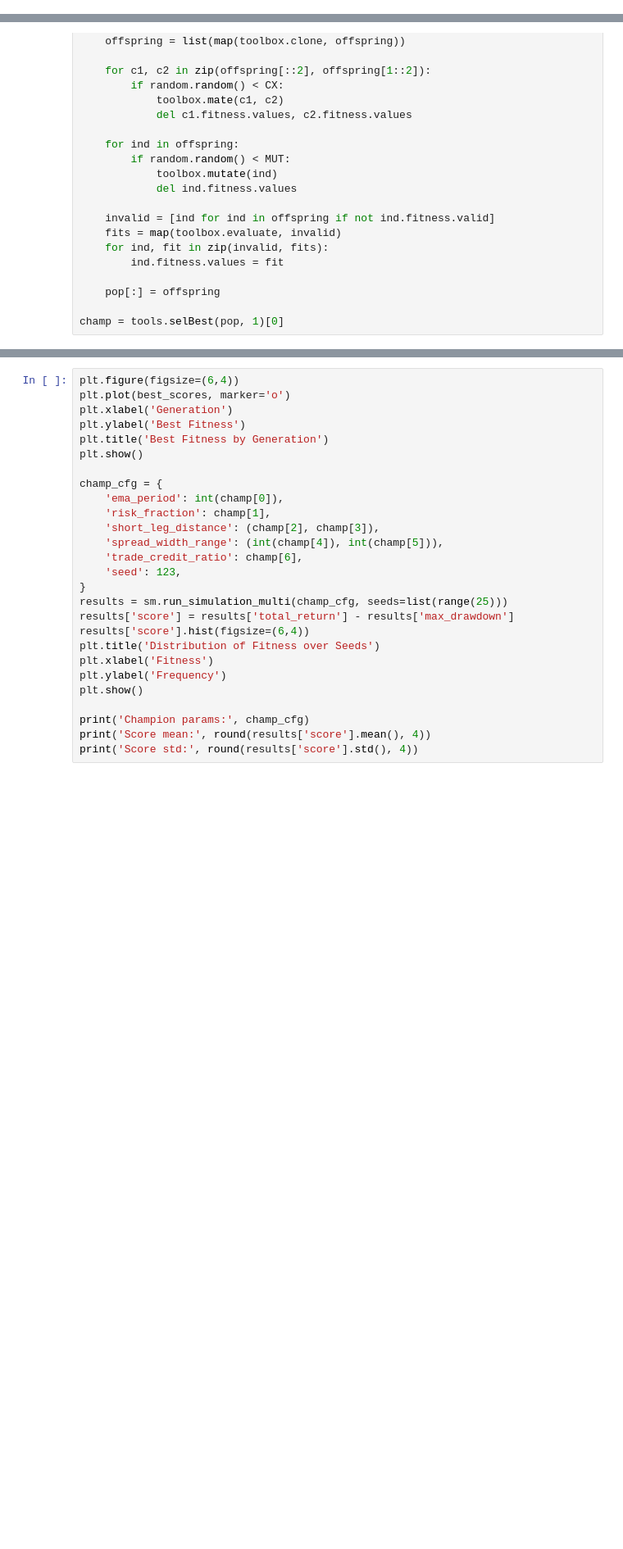
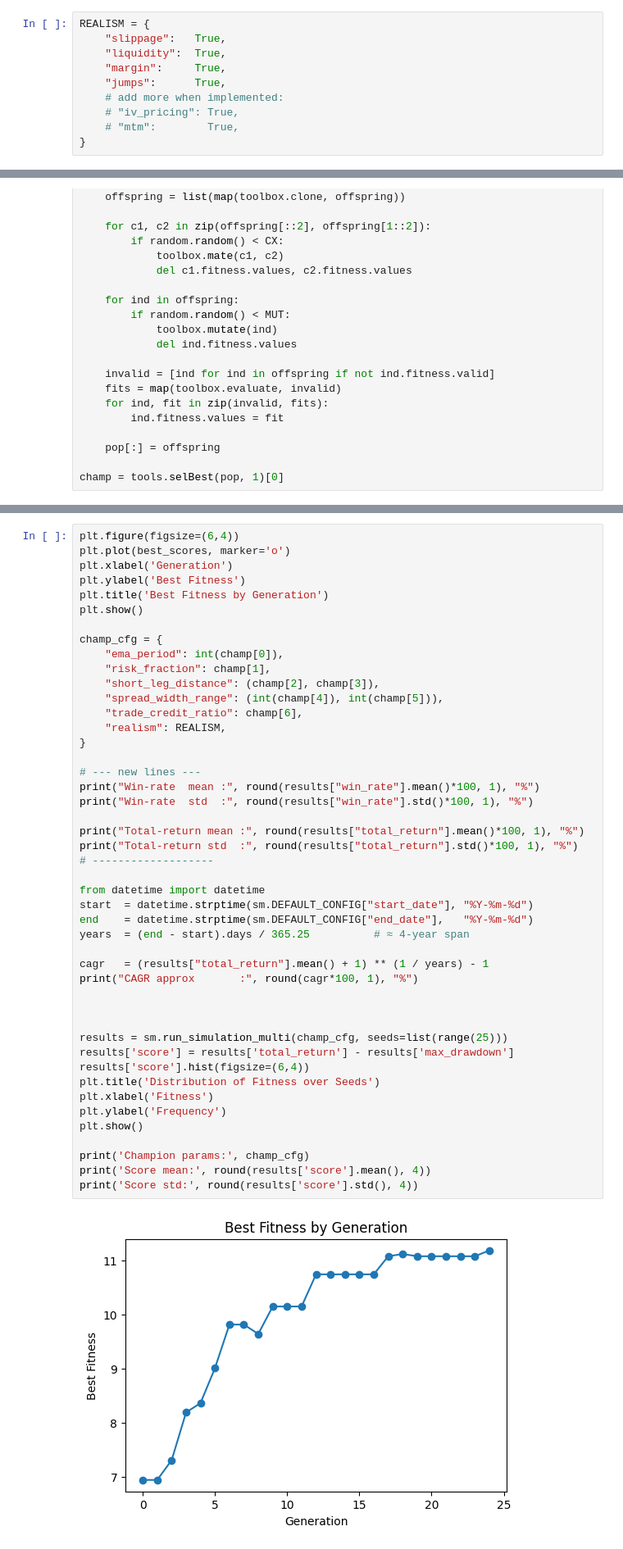
Before and after one commit to rpmiller4/CodexFun, a Jupyter notebook: notebooks/ga_optimize_credit_spread.ipynb, the cells around one changed output, grey strips where cells are left out. Shown at 82% size. Drawn from its saved outputs; the diff is of its cells as text; blank space fills up the shorter version.

```diff
--- a/notebooks/ga_optimize_credit_spread.ipynb
+++ b/notebooks/ga_optimize_credit_spread.ipynb
@@ -24,6 +63,16 @@ SEARCH_BOUNDS = dict(
     spread_w_high =(4, 10), # int (≥ low)
     trade_credit_ratio=(0.2, 0.5), # float
 )
+# %%
+REALISM = {
+    "slippage":   True,
+    "liquidity":  True,
+    "margin":     True,
+    "jumps":      True,
+    # add more when implemented:
+    # "iv_pricing": True,
+    # "mtm":        True,
+}
 # %%
 random.seed(0)
 np.random.seed(0)
@@ -140,27 +207,48 @@ champ = tools.selBest(pop, 1)[0]
 # %%
 plt.figure(figsize=(6,4))
 plt.plot(best_scores, marker='o')
 plt.xlabel('Generation')
 plt.ylabel('Best Fitness')
 plt.title('Best Fitness by Generation')
 plt.show()
 
 champ_cfg = {
-    'ema_period': int(champ[0]),
-    'risk_fraction': champ[1],
-    'short_leg_distance': (champ[2], champ[3]),
-    'spread_width_range': (int(champ[4]), int(champ[5])),
-    'trade_credit_ratio': champ[6],
-    'seed': 123,
+    "ema_period": int(champ[0]),
+    "risk_fraction": champ[1],
+    "short_leg_distance": (champ[2], champ[3]),
+    "spread_width_range": (int(champ[4]), int(champ[5])),
+    "trade_credit_ratio": champ[6],
+    "realism": REALISM,
 }
+
+# --- new lines ---
+print("Win-rate  mean :", round(results["win_rate"].mean()*100, 1), "%")
+print("Win-rate  std  :", round(results["win_rate"].std()*100, 1), "%")
+
+print("Total-return mean :", round(results["total_return"].mean()*100, 1), "%")
+print("Total-return std  :", round(results["total_return"].std()*100, 1), "%")
+# -------------------
+
+from datetime import datetime
+start  = datetime.strptime(sm.DEFAULT_CONFIG["start_date"], "%Y-%m-%d")
+end    = datetime.strptime(sm.DEFAULT_CONFIG["end_date"],   "%Y-%m-%d")
+years  = (end - start).days / 365.25          # ≈ 4-year span
+
+cagr   = (results["total_return"].mean() + 1) ** (1 / years) - 1
+print("CAGR approx       :", round(cagr*100, 1), "%")
+
+
+
 results = sm.run_simulation_multi(champ_cfg, seeds=list(range(25)))
 results['score'] = results['total_return'] - results['max_drawdown']
 results['score'].hist(figsize=(6,4))
 plt.title('Distribution of Fitness over Seeds')
 plt.xlabel('Fitness')
 plt.ylabel('Frequency')
 plt.show()
 
 print('Champion params:', champ_cfg)
 print('Score mean:', round(results['score'].mean(), 4))
 print('Score std:', round(results['score'].std(), 4))
+# %% [output]
+[figure, added]
```
Also changed, not shown: parts of 8 cells of this notebook.
